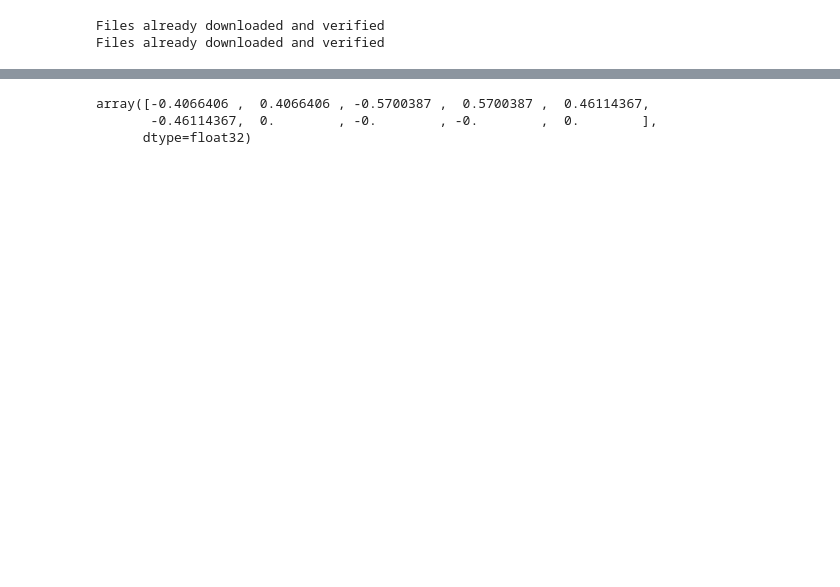
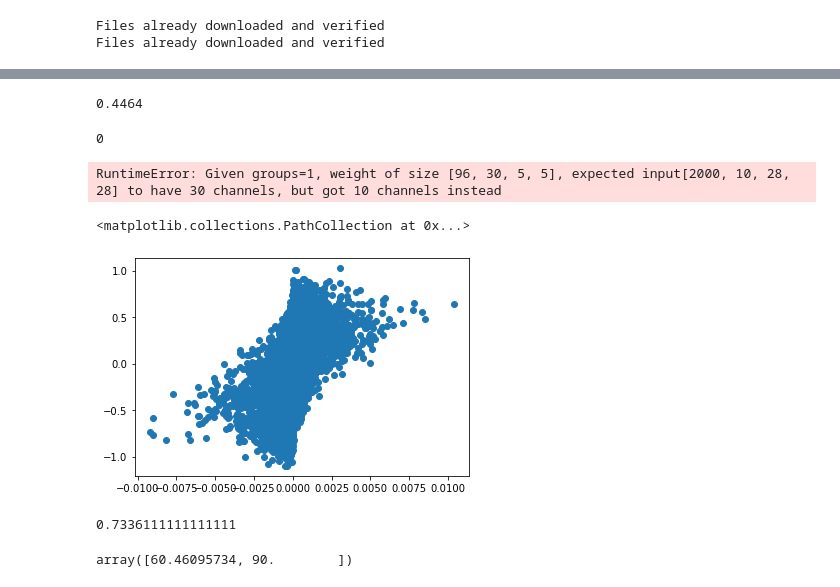
Before and after one commit to davidclark1/VectorizedNets, a Jupyter notebook: dumb_tests.ipynb, the cells around one changed output, grey strips where cells are left out. Cells and saved outputs as stored; diff of their text form; code cells hidden in the pictures; blank space fills up the shorter version.

```diff
--- a/dumb_tests.ipynb
+++ b/dumb_tests.ipynb
@@ -78,7 +113,69 @@ for epoch_idx in range(1000):
 KeyboardInterrupt:
-# %%
-a[:10]
-# %% [output]
-array([-0.4066406 ,  0.4066406 , -0.5700387 ,  0.5700387 ,  0.46114367,
-       -0.46114367,  0.        , -0.        , -0.        ,  0.        ],
-      dtype=float32)
+# %%
+num_correct = 0
+for batch_idx, (data, labels) in enumerate(test_loader):
+    input = vnn.expand_input_conv(data, 10).to(0)
+    with torch.no_grad():
+        out = model.forward(input)[..., 0]
+    num_correct += (out.argmax(dim=1).cpu() == labels).int().sum().item()
+acc = num_correct / 10000.
+acc
+# %% [output]
+0.4464
+# %%
+reload(vnn)
+loss_fn = nn.CrossEntropyLoss(reduction="mean")
+opt = optim.Adam(model.parameters(), lr=1e-3)
+
+for epoch_idx in range(1000):
+    print(epoch_idx)
+    epoch_loss = 0.
+    epoch_correct = 0.
+    for batch_idx, (data, labels) in enumerate(train_loader):
+        input = vnn.expand_input_conv(data, 10).to(0)
+        with torch.no_grad():
+            out = model(input)[..., 0]
+        loss = loss_fn(out, labels.to(0))
+        epoch_loss += loss.item()
+        epoch_correct += (out.argmax(dim=1).cpu() == labels).float().sum().item()
+        opt.zero_grad()
+        vnn.set_model_grads(model, out, labels.to(0))
+        opt.step()
+        for layer in model: layer.post_step_callback()
+    print(epoch_loss / (batch_idx + 1))
+    print(epoch_correct / 60000.)
+# %% [output]
+0
+RuntimeError: Given groups=1, weight of size [96, 30, 5, 5], expected input[2000, 10, 28, 28] to have 30 channels, but got 10 channels instead
+# %%
+reload(vnn)
+
+opt = optim.SGD(model.parameters(), lr=1e-3)
+
+data = torch.randn(200, 3, 32, 32)
+labels = torch.randint(0, 10, (len(data),))
+input = vnn.expand_input_conv(data, 10).to(0)
+out = model(input)[..., 0]
+loss = loss_fn(out, labels.to(0))
+
+opt.zero_grad()
+loss.backward()
+G1 = model[0].conv.weight.grad.detach().cpu().numpy().flatten()
+
+opt.zero_grad()
+vnn.set_model_grads(model, out.detach(), labels.to(0))
+G2 = model[0].conv.weight.grad.detach().cpu().numpy().flatten()
+# %%
+plt.scatter(G1, G2)
+# %% [output]
+<matplotlib.collections.PathCollection at 0x...>
+[figure, added]
+# %%
+np.mean(np.sign(G1) == np.sign(G2))
+# %% [output]
+0.7336111111111111
+# %%
+from scipy.stats import pearsonr
+np.rad2deg(np.arccos(pearsonr(G1, G2)))
+# %% [output]
+array([60.46095734, 90.        ])
```
Also changed, not shown: parts of 8 cells of this notebook, 14 other files.
